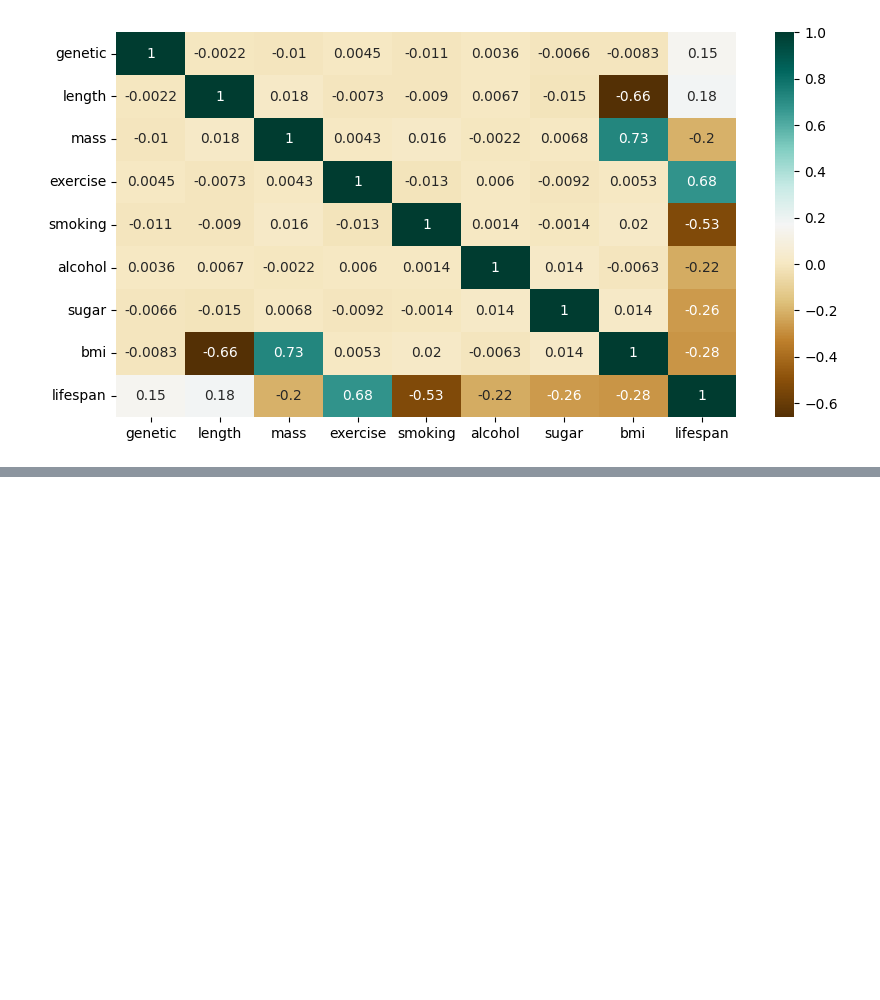
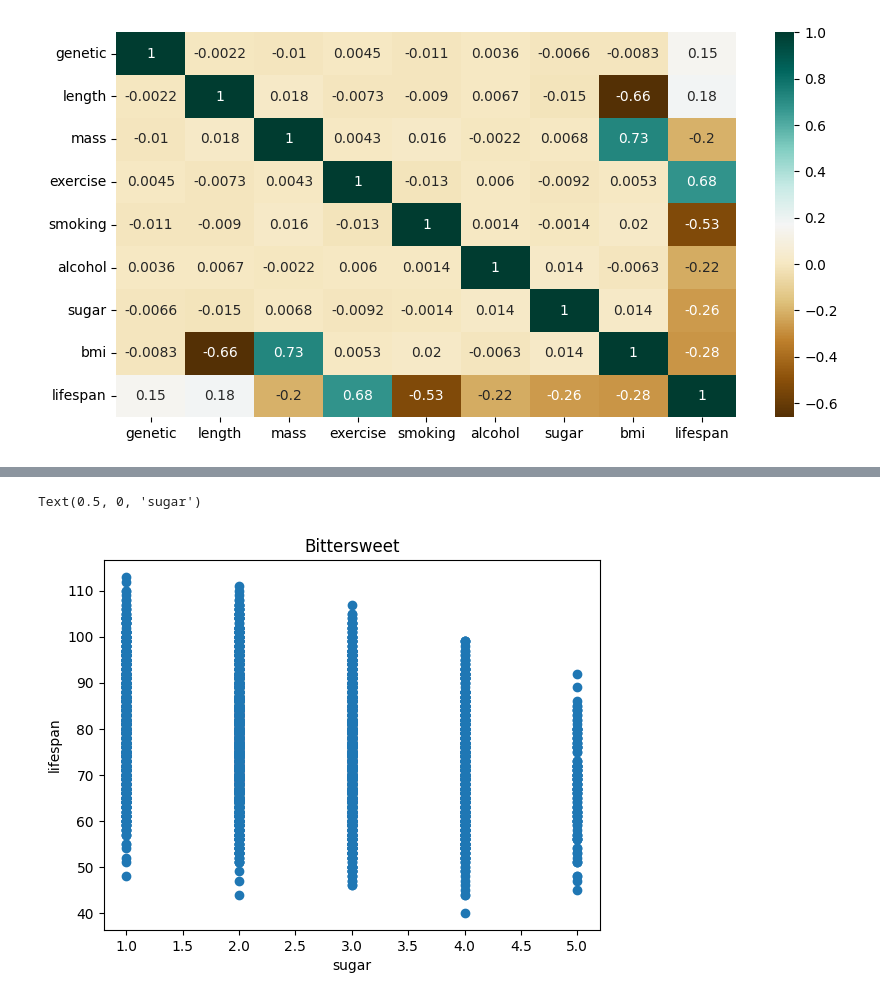
Before and after one commit to Nils1993/MakeAIWork, a Jupyter notebook: projects/project1/notebooks/transforming_data.ipynb, the cells around one changed output, grey strips where cells are left out. Saved outputs shown, nothing was run; the diff lists cells and outputs as text; code cells hidden in the pictures; blank space fills up the shorter version.

```diff
--- a/projects/project1/notebooks/transforming_data.ipynb
+++ b/projects/project1/notebooks/transforming_data.ipynb
@@ -159,0 +222,9 @@ plt.xlabel('lifespan');
+# %%
+# plottig some columns with moderate to high correlation.
+plt.scatter(df['sugar'], df['lifespan'])
+plt.title("Bittersweet")
+plt.ylabel('lifespan')
+plt.xlabel('sugar')
+# %% [output]
+Text(0.5, 0, 'sugar')
+[figure, added]
```
Also changed, not shown: parts of 12 cells of this notebook.
